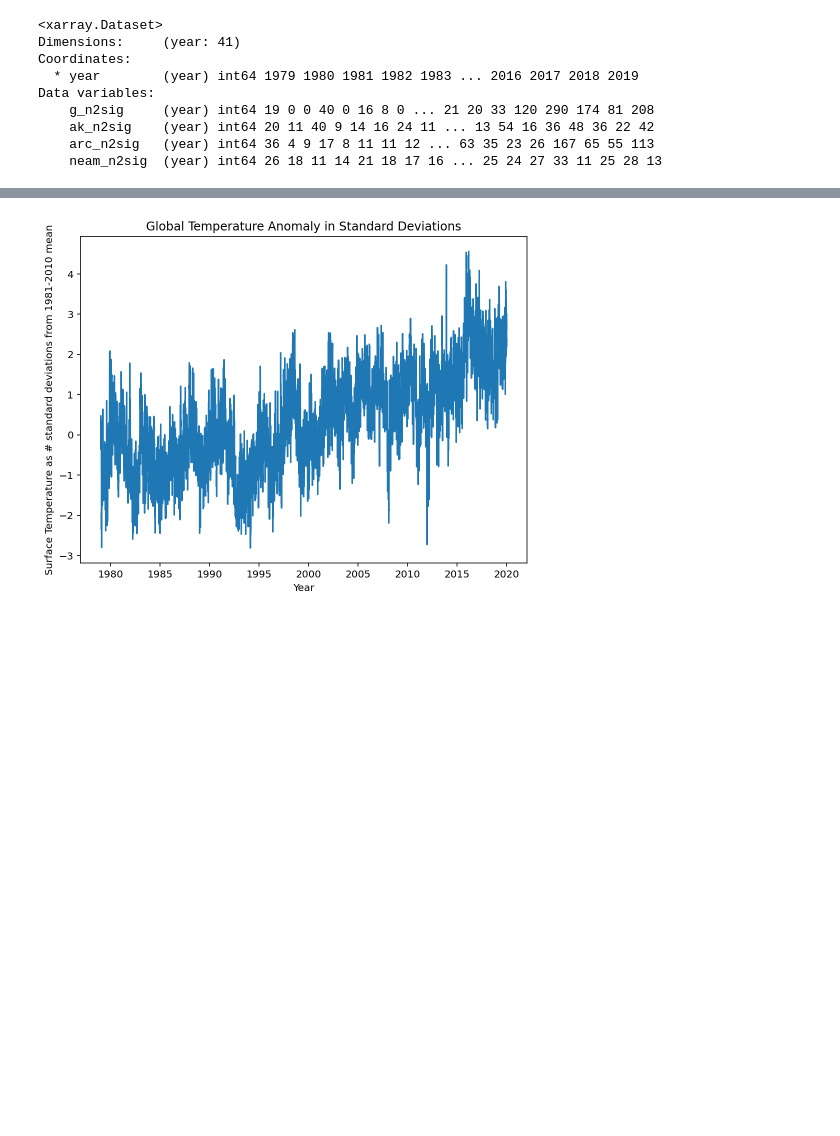
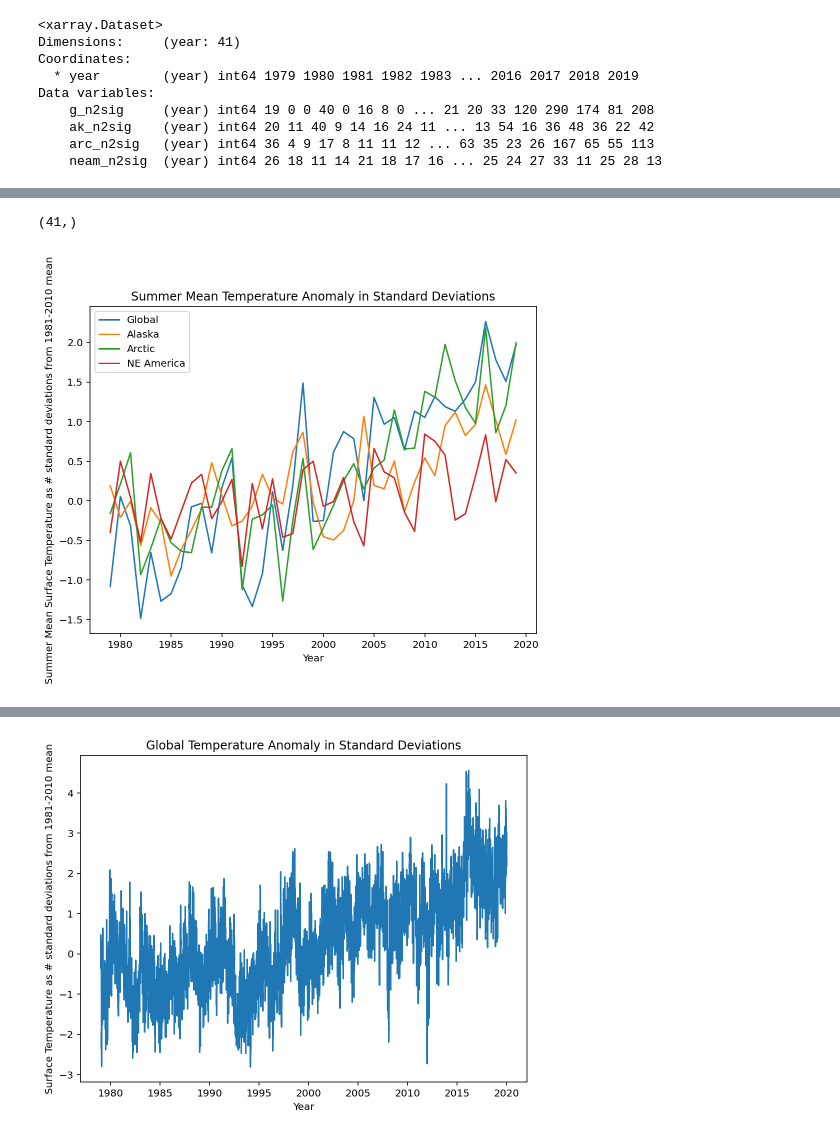
Before and after one commit to Lulurussell/CICOES-code, a Jupyter notebook: NCEP_NCAR_data.ipynb, the cells around one changed output, grey strips where cells are left out. Saved outputs shown, nothing was run; the diff lists cells and outputs as text; code cells hidden in the pictures; blank space fills up the shorter version.

```diff
--- a/NCEP_NCAR_data.ipynb
+++ b/NCEP_NCAR_data.ipynb
@@ -273,22 +341,3 @@ for i in range(1,13):
-# %%
-#Calculating the number of days above 2 standard deviations for each region for each year
-
-years = []
-g_n_2sig_days = []
-ak_n_2sig_days = []
-arc_n_2sig_days = []
-neam_n_2sig_days = []
-
-for year, ydata in ds_stdev.groupby('time.year'):
-    g_n = ydata['g_stdev'].where(np.fabs(ydata['g_stdev'])>2,drop=True).shape[0]
-    g_n_2sig_days.append(g_n)
-    ak_n = ydata['ak_stdev'].where(np.fabs(ydata['ak_stdev'])>2,drop=True).shape[0]
-    ak_n_2sig_days.append(ak_n)
-    arc_n = ydata['arc_stdev'].where(np.fabs(ydata['arc_stdev'])>2,drop=True).shape[0]
-    arc_n_2sig_days.append(arc_n)
-    neam_n = ydata['neam_stdev'].where(np.fabs(ydata['neam_stdev'])>2,drop=True).shape[0]
-    neam_n_2sig_days.append(neam_n)
-    years.append(year)
 # %%
 #putting the output of the above cell into a dataset for easier handling
 n_2sig= xr.Dataset(
@@ -326,0 +424,18 @@ plt.savefig('./figures/NCEP_NCAR_anomalies/NCEPNCAR_n_2sig_days.png')
+# %%
+summer_means_std['year'].shape
+# %% [output]
+(41,)
+# %%
+
+plt.figure(figsize=(8,6))
+plt.plot(summer_means_std['year'],summer_means_std['g_mean_std'],label='Global')
+plt.plot(summer_means_std['year'],summer_means_std['ak_mean_std'],label='Alaska')
+plt.plot(summer_means_std['year'],summer_means_std['arc_mean_std'],label='Arctic')
+plt.plot(summer_means_std['year'],summer_means_std['ne_am_mean_std'],label='NE America')
+plt.title('Summer Mean Temperature Anomaly in Standard Deviations')
+plt.xlabel('Year')
+plt.legend()
+plt.ylabel('Summer Mean Surface Temperature as # standard deviations from 1981-2010 mean')
+plt.savefig('./figures/NCEP_NCAR_anomalies/seasonal_means/summer_mean_std_anomaly.png')
+# %% [output]
+[figure, added]
```
Also changed, not shown: parts of 7 cells of this notebook, 1 other file.
